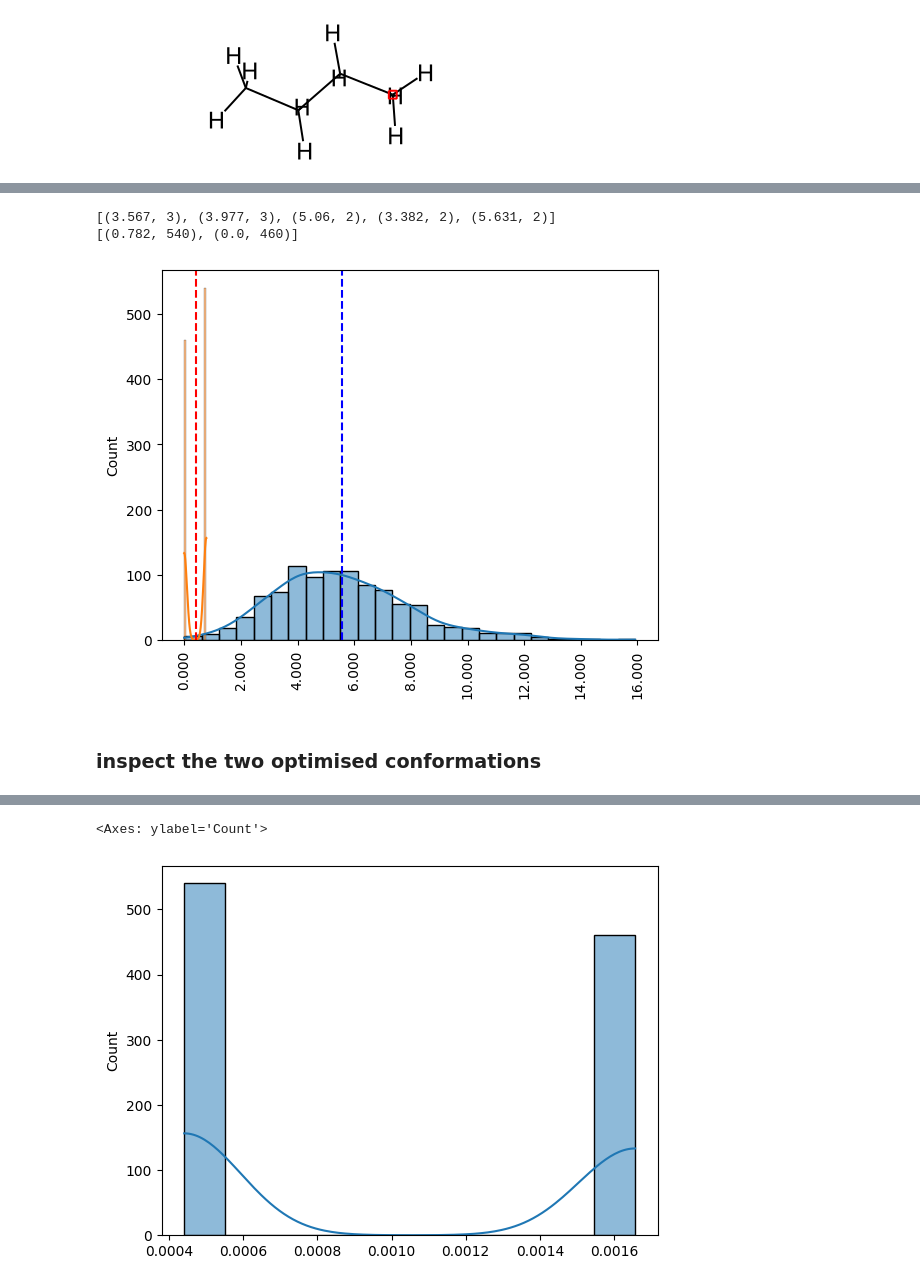
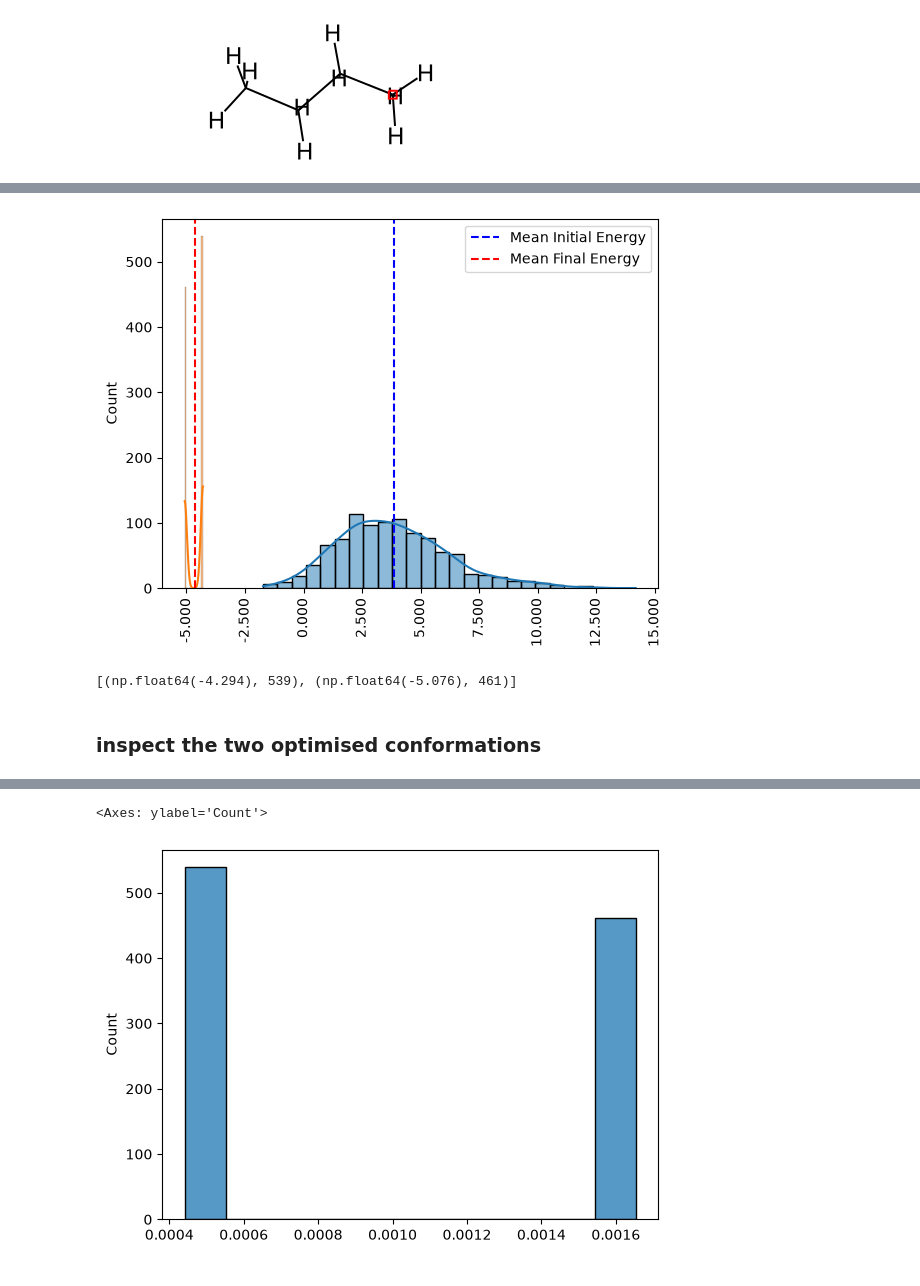
Before and after one commit to seacunilever/mlchem, a Jupyter notebook: examples/5 - Molecule Manipulation/mol_manipulator.ipynb, the cells around one changed output, grey strips where cells are left out. Drawn from its saved outputs; the diff is of its cells as text; code cells hidden in the pictures.

```diff
--- a/examples/5 - Molecule Manipulation/mol_manipulator.ipynb
+++ b/examples/5 - Molecule Manipulation/mol_manipulator.ipynb
@@ -297,6 +368,8 @@ final_energies.min() # most stable conformation
 # %%
-final_energies = final_energies + abs(final_energies.min())
-initial_energies = initial_energies + abs(initial_energies.min())
+
+
+#final_energies = final_energies + abs(final_energies.min())
+#initial_energies = initial_energies + abs(initial_energies.min())
 # %% [markdown]
 ### Considerations for Non-Optimised vs. Optimised Conformations
 
@@ -329,11 +402,6 @@ The bimodal distribution of the optimised energies indicates the presence of two
 
 The bimodal distribution reflects the relative stability and population of these conformations in the optimised state. The presence of two distinct peaks indicates that the molecule predominantly adopts these two conformations, with the anti conformation being more stable and the gauche conformation being less stable but still significantly populated.
 # %%
-import seaborn as sns
-import matplotlib.pyplot as plt
-from matplotlib.ticker import FormatStrFormatter
-from collections import Counter
-
 initial_energies = np.round(initial_energies,3)
 final_energies = np.round(final_energies,3)
 
@@ -341,20 +409,24 @@ final_energies = np.round(final_energies,3)
 counter_initial = Counter(initial_energies)
 counter_final = Counter(final_energies)
 
-print(counter_initial.most_common(5))
-print(counter_final.most_common(5))
 sns.histplot(initial_energies,kde=True)
 sns.histplot(final_energies,kde=True)
 
-plt.axvline(x=np.mean(initial_energies),linestyle='--',color='blue')
-plt.axvline(x=final_energies.mean(),linestyle='--',color='red')
+plt.axvline(x=np.mean(initial_energies),linestyle='--',color='blue',label='Mean Initial Energy')
+plt.axvline(x=final_energies.mean(),linestyle='--',color='red',label='Mean Final Energy')
 plt.gca().xaxis.set_major_formatter(FormatStrFormatter('%.3f'))
 plt.xticks(rotation=90)
+plt.legend()
 plt.show()
 # %% [output]
-[(3.567, 3), (3.977, 3), (5.06, 2), (3.382, 2), (5.631, 2)]
-[(0.782, 540), (0.0, 460)]
-[figure, old version]
+[figure, new version]
+# %%
+# optimised conformations sit at either -4.294 or -5.076 kcal/mol
+
+low_energy_peaks = counter_final.most_common()
+low_energy_peaks
+# %% [output]
+[(np.float64(-4.294), 539), (np.float64(-5.076), 461)]
 # %% [markdown]
 ### inspect the two optimised conformations
 # %%
@@ -372,7 +444,7 @@ PM.Conformation.display_conformers(np.array(conformers)[final_energies>1.8][0])
 # %%
 from mlchem.chem.calculator.tools import boltzmann_probability
 # %%
-sns.histplot(boltzmann_probability(final_energies,297),kde=True)
+sns.histplot(boltzmann_probability(final_energies,298))
 # %% [output]
 <Axes: ylabel='Count'>
-[figure, old version]
+[figure, new version]
```
Also changed, not shown: parts of 34 cells of this notebook.
